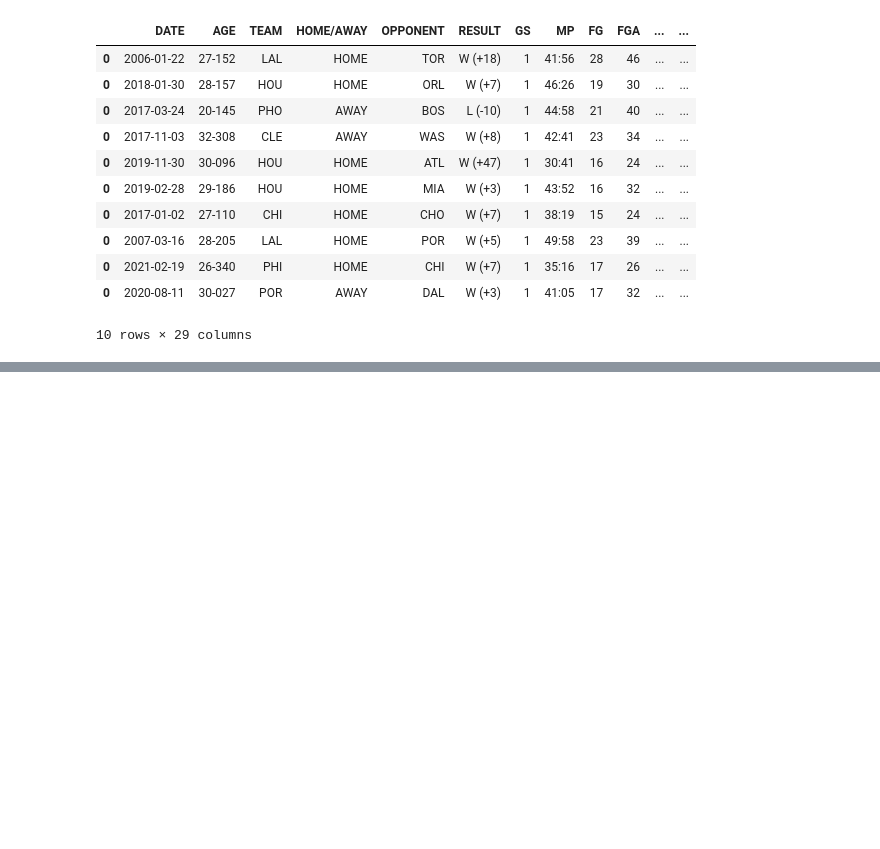
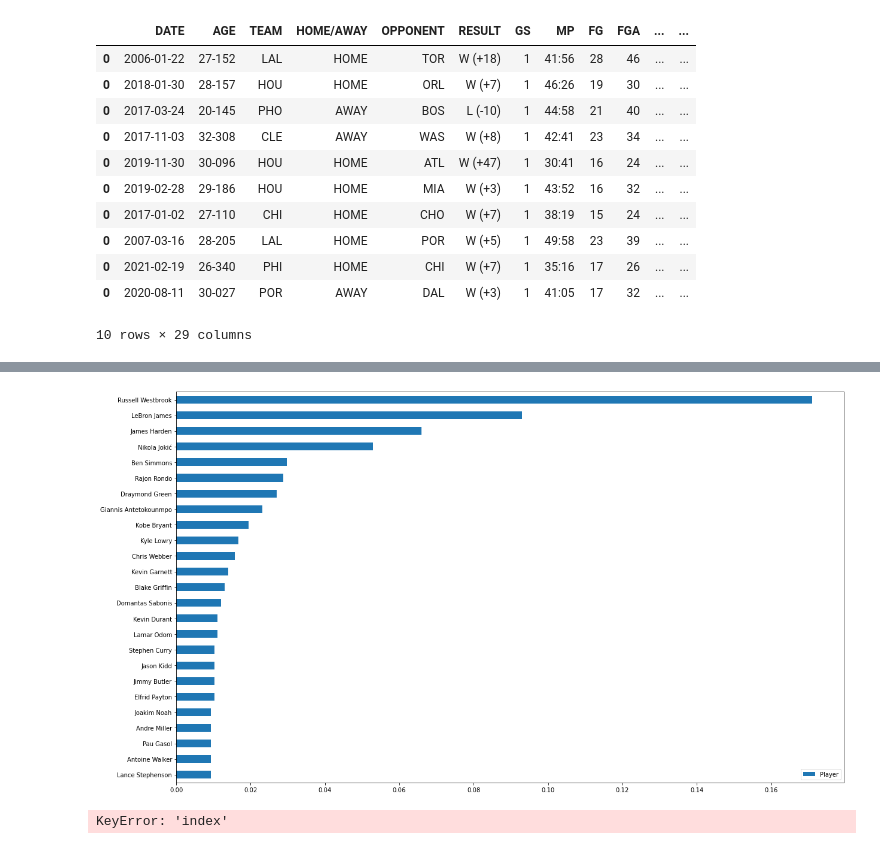
Before and after one commit to bme3412/Python, a Jupyter notebook: Projects/Basketball_reference/NBA_since_2000.ipynb, the cells around one changed output, grey strips where cells are left out. Saved outputs shown, nothing was run; the diff lists cells and outputs as text; code cells hidden in the pictures; blank space fills up the shorter version.

```diff
--- a/Projects/Basketball_reference/NBA_since_2000.ipynb
+++ b/Projects/Basketball_reference/NBA_since_2000.ipynb
@@ -1043,0 +1158,4 @@ SAS_since_2000.head(5)
+# %%
+WAS_since_2000 = pd.concat(WAS_season_dfs)
+WAS_since_2000 = WAS_since_2000.sort_values(by=['GAME_SCORE'], ascending=False)
+WAS_since_2000.head(5)
@@ -1048,7 +1174,8 @@ NBA_since_2000 = pd.concat([ATL_since_2000, BOS_since_2000, BRK_since_2000, CHI_
                 CLE_since_2000, DET_since_2000, DEN_since_2000, GSW_since_2000, HOU_since_2000, IND_since_2000,
                            LAC_since_2000, LAL_since_2000, MEM_since_2000, MIA_since_2000, MIL_since_2000,
                            MIN_since_2000, OKC_since_2000, ORL_since_2000, PHI_since_2000, PHO_since_2000,
-                           POR_since_2000, SAC_since_2000, SAS_since_2000])
+                           POR_since_2000, SAC_since_2000, SAS_since_2000, TOR_since_2000, UTA_since_2000,
+                           WAS_since_2000])
 # %%
 NBA_since_2000 = NBA_since_2000.sort_values(by=['GAME_SCORE'], ascending=False)
 NBA_since_2000.head(10)
@@ -1071,0 +1309,8 @@ NBA_since_2000.shape
+# %%
+dbl_pts = NBA_since_2000[NBA_since_2000['PTS']>=10]
+dbl_reb = NBA_since_2000[NBA_since_2000['TRB']>=10]
+dbl_ast = NBA_since_2000[NBA_since_2000['AST']>=10]
+dbl_pts_reb = dbl_pts[dbl_pts['TRB']>=10]
+trip_dub_pts_reb_ast = dbl_pts_reb[dbl_pts_reb['AST']>=10]
+trip_dub_pts_reb_ast.shape
+trip_dub_pts_reb_ast.head()
@@ -1071,0 +1329,7 @@ NBA_since_2000.shape
+# %%
+trip_dub_pra = trip_dub_pts_reb_ast['Player'].value_counts(normalize=True).to_frame()
+trip_dub_pra['Player'].astype(float).to_frame()
+trip_dub_pra_25 = trip_dub_pra.nlargest(25, ['Player'])
+trip_dub_pra_25.reset_index()
+trip_dub_pra_25_ = trip_dub_pra_25.rename(columns={'index':'Player', 'Player': '% of Trip-Dubs'})
+trip_dub_pra_25_.head()
@@ -1071,0 +1343,15 @@ NBA_since_2000.shape
+# %%
+import matplotlib.pyplot as plt
+
+trip_dub_pra_25.plot(kind='barh', figsize=(20,12))
+plt.gca().invert_yaxis()
+# %% [output]
+[figure, added]
+# %%
+
+plt.barh(trip_dub_pra_25['index'], trip_dub_pra['% of Trip-Dubs'])
+plt.gca().invert_yaxis()
+
+plt.show()
+# %% [output]
+KeyError: 'index'
```
Also changed, not shown: parts of 29 cells of this notebook.
